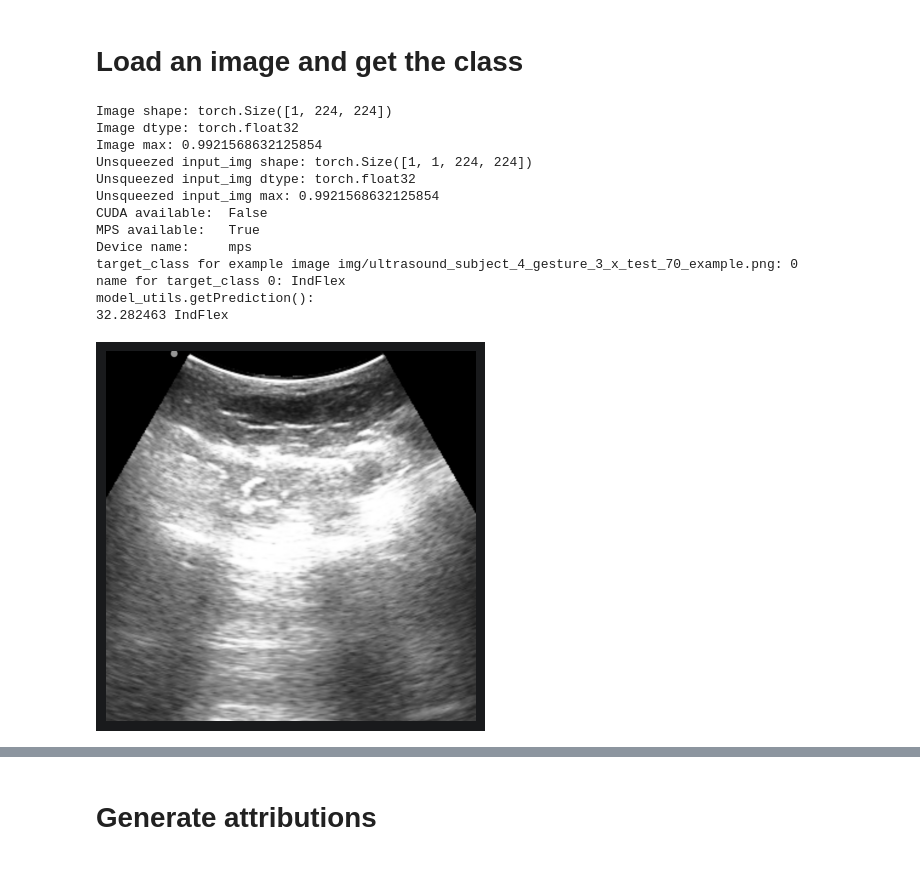
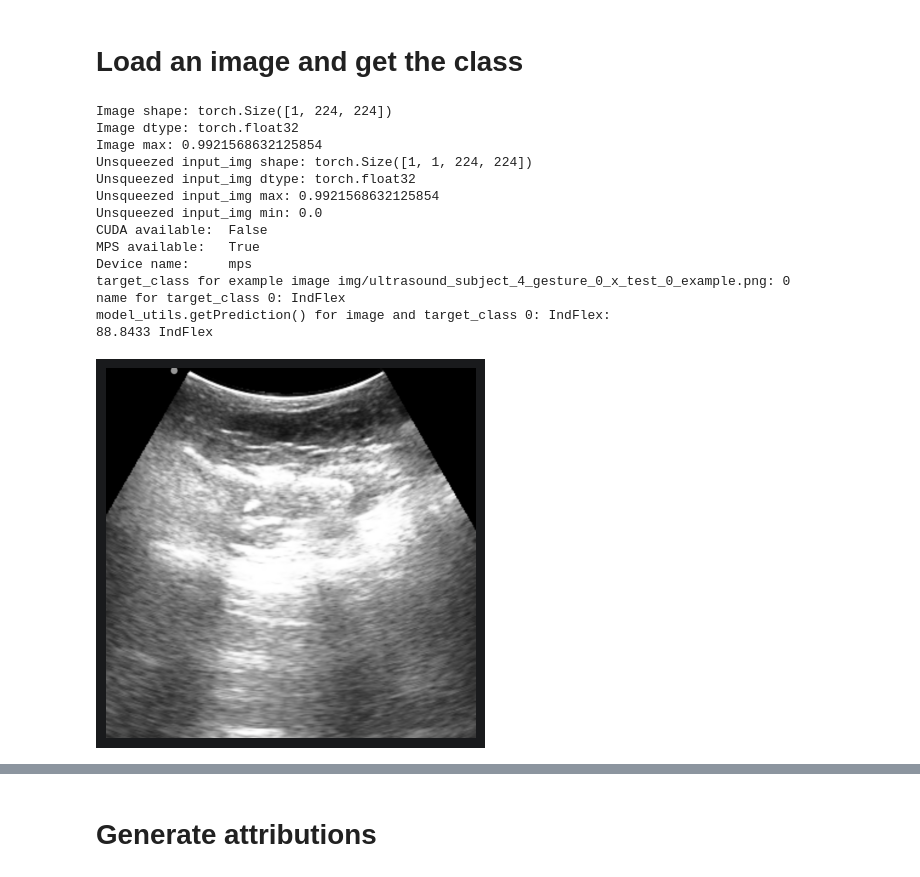
Before and after one commit to rickgladwin/Integrated-Decision-Gradients, a Jupyter notebook: IDG/example_ultrasound.ipynb, the cells around one changed output, grey strips where cells are left out. Drawn from its saved outputs; the diff is of its cells as text; code cells hidden in the pictures.

Commit message:
get highest probability image for each class

```diff
--- a/IDG/example_ultrasound.ipynb
+++ b/IDG/example_ultrasound.ipynb
@@ -191,7 +192,7 @@ from PIL.ImageFile import ImageFile
 # img = Image.open(image_path)
 
 # image_path = "img/ultrasound_subject_4_gesture_0_example.png"
-# image_path = "img/ultrasound_subject_4_gesture_0_x_test_0_example.png"
+image_path = "img/ultrasound_subject_4_gesture_0_x_test_0_example.png"
 # image_path = "img/ultrasound_subject_4_gesture_1_x_test_0_example.png"
 # image_path = "img/ultrasound_subject_4_gesture_1_x_test_10_example.png"
 # image_path = "img/ultrasound_subject_4_gesture_2_x_test_10_example.png"
@@ -199,7 +200,7 @@ from PIL.ImageFile import ImageFile
 # image_path = "img/ultrasound_subject_4_gesture_3_x_test_30_example.png"
 # image_path = "img/ultrasound_subject_4_gesture_3_x_test_38_example.png"
 # image_path = "img/ultrasound_subject_4_gesture_3_x_test_47_example.png"
-image_path = "img/ultrasound_subject_4_gesture_3_x_test_70_example.png"
+# image_path = "img/ultrasound_subject_4_gesture_3_x_test_70_example.png"
 img: ImageFile = Image.open(image_path, formats=["PNG"])
 
 trans_img = transform(img)
@@ -222,6 +223,7 @@ input_img = trans_img.unsqueeze(0)
 print(f"Unsqueezed input_img shape: {input_img.shape}")
 print(f"Unsqueezed input_img dtype: {input_img.dtype}")
 print(f"Unsqueezed input_img max: {input_img.max()}")
+print(f"Unsqueezed input_img min: {input_img.min()}")
 # example unsqueezed shape: torch.Size([1, 1, 224, 224])
 # PyTorch uses NCHW format, so this represents torch.Size([batch, channels, height, width])
 
@@ -239,7 +241,6 @@ else:
     device = "cpu"
 
 # override device to cpu
-# TODO: after getting this to run on CPU, reintroduce MPS
 # device = "cpu"
 
 # configure the model for the device
@@ -269,35 +270,36 @@ classes = [shortname for _, shortname in gesture_class_index_and_shortnames]
 target_class = model_utils.getClass(input_img, model, device)
 print(f"target_class for example image {image_path}: {target_class}")
 # open the class list so the detected class string can be returned for printing
 # with open('../util/class_maps/ImageNet/imagenet_classes.txt') as f:
 #     classes = [line.strip() for line in f.readlines()]
 name = classes[target_class]
 print(f"name for target_class {target_class}: {name}")
-print(f"model_utils.getPrediction():")
+print(f"model_utils.getPrediction() for image and target_class {target_class}: {name}:")
 print(model_utils.getPrediction(input_img, model, device, target_class)[0] * 100, name)
 
 plt.axis("off")
 
 # use gray colormap for grayscale (single channel) images
 if image_channels == 1:
     img_colormap = plt.get_cmap('gray')
 else:
     img_colormap = None
 
 plt.imshow(img, cmap=img_colormap)
 plt.show()
 # %% [output]
 Image shape: torch.Size([1, 224, 224])
 Image dtype: torch.float32
 Image max: 0.9921568632125854
 Unsqueezed input_img shape: torch.Size([1, 1, 224, 224])
 Unsqueezed input_img dtype: torch.float32
 Unsqueezed input_img max: 0.9921568632125854
+Unsqueezed input_img min: 0.0
 CUDA available:  False
 MPS available:   True
 Device name:     mps
-target_class for example image img/ultrasound_subject_4_gesture_3_x_test_70_example.png: 0
+target_class for example image img/ultrasound_subject_4_gesture_0_x_test_0_example.png: 0
 name for target_class 0: IndFlex
-model_utils.getPrediction():
-32.282463 IndFlex
+model_utils.getPrediction() for image and target_class 0: IndFlex:
+88.8433 IndFlex
-[figure, old version]
+[figure, new version]
```
Also changed, not shown: parts of 6 cells of this notebook.
